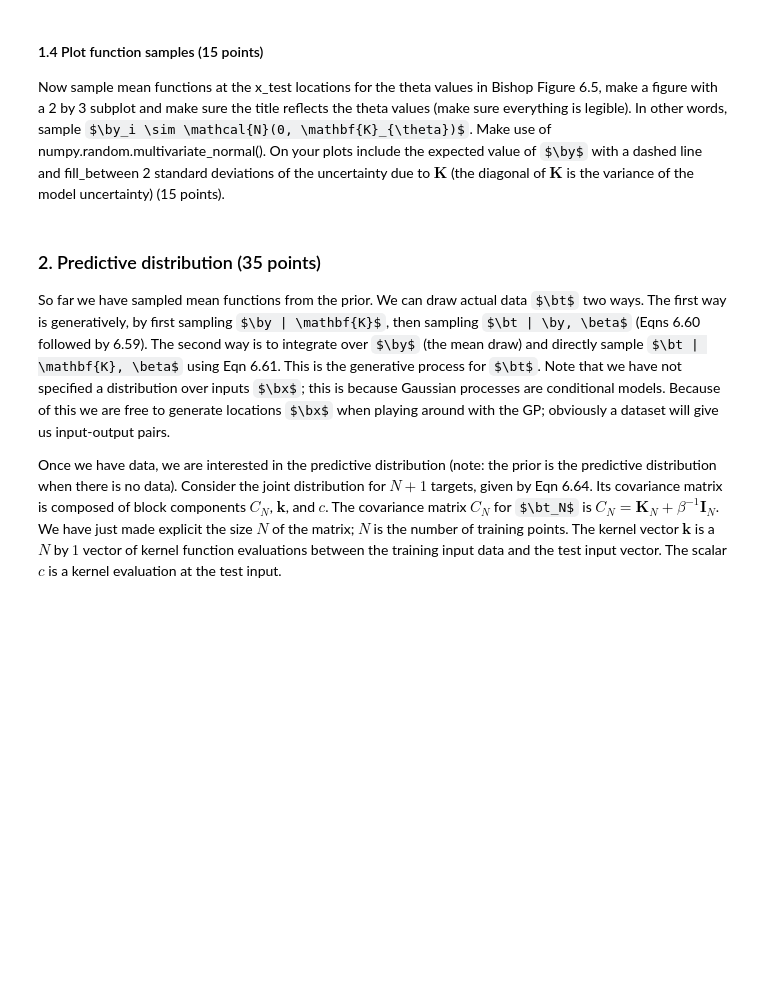
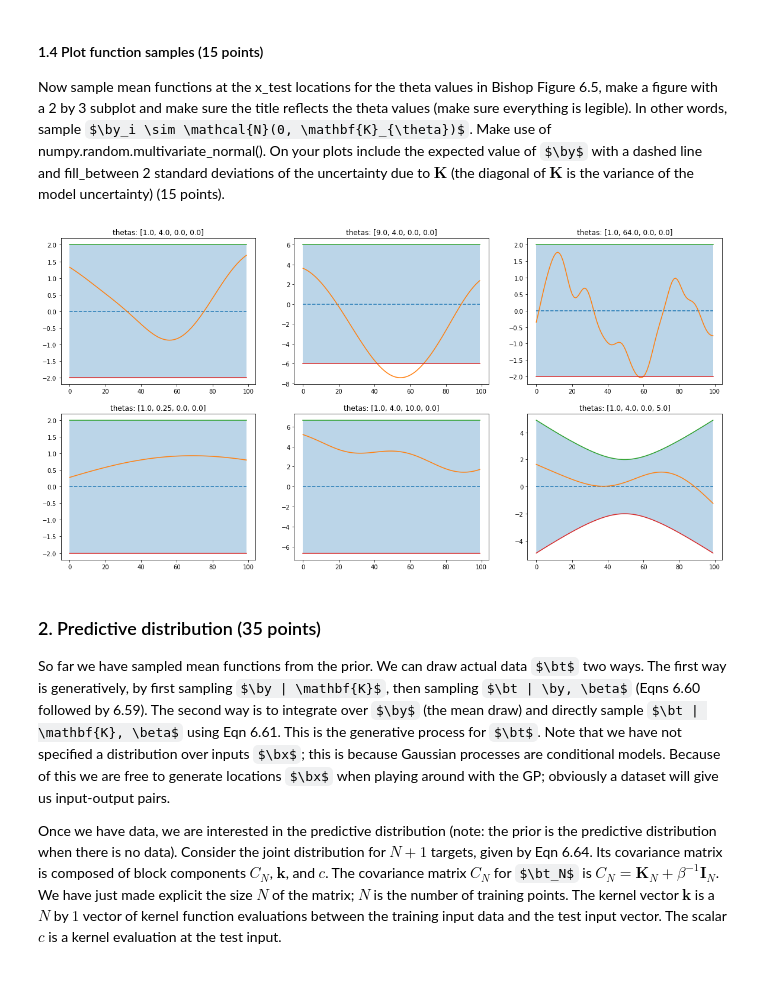
Before and after one commit to NILOIDE/ML1, a Jupyter notebook: lab3/lab3.ipynb, the cells around one changed output. Drawn from its saved outputs; the diff is of its cells as text; code cells hidden in the pictures; some formulas as TeX source; blank space fills up the shorter version.

```diff
--- a/lab3/lab3.ipynb
+++ b/lab3/lab3.ipynb
@@ -181,24 +187,36 @@ Now sample mean functions at the x_test locations for the theta values in Bishop
 # %%
 # YOUR CODE HERE
 N = len(x_test)
+x_grid = list(range(N))
+S = 1 # number of random y created for each subplot
 mean = np.zeros(N)
 THETAS = [[1.0, 4.0, 0.0, 0.0], [9.0, 4.0, 0.0, 0.0],
           [1.0, 64.0, 0.0, 0.0], [1.0, 0.25, 0.0, 0.0],
           [1.0, 4.0, 10.0, 0.0], [1.0, 4.0, 0.0, 5.0]]
 i = 1
 plt.figure(figsize=(20,10))
 for thetas in THETAS:
     plt.subplot(2, 3, i)
     i+=1
     K = computeK(x_test, x_test, thetas)
-    y = np.random.multivariate_normal(mean, K)
-    y_high = y + 2*np.sqrt(np.array([K[i][i] for i in range(len(y))]))
-    y_low = y - 2*np.sqrt(np.array([K[i][i] for i in range(len(y))]))
-    plt.plot(y)
-    plt.plot(y_high)
-    plt.plot(y_low)
-    plt.fill_between(list(range(len(y))),y_high,y_low, alpha=0.4)
+    y = np.random.multivariate_normal(mean, K, size=S)
+    y_high = 2*np.sqrt(np.array([K[i][i] for i in range(N)]))
+    y_low = -2*np.sqrt(np.array([K[i][i] for i in range(N)]))
+
+    # Plot mean in a dashed line, which is equal to zero
+    plt.plot(x_grid, np.zeros((N,1)), '--')
+
+    # Plot each y
+    for j in range(S):
+        plt.plot(x_grid, y[j,:])
+
+    # Plot 2 std and color in between
+    plt.plot(x_grid, y_high)
+    plt.plot(x_grid, y_low)
+    plt.fill_between(x_grid, y_high, y_low, alpha=0.3)
     plt.title("thetas: " + str(thetas))
+# %% [output]
+[figure, added]
 # %% [markdown]
 ### 2. Predictive distribution (35 points)
 So far we have sampled mean functions from the prior.  We can draw actual data $\bt$ two ways.  The first way is generatively, by first sampling $\by | \mathbf{K}$, then sampling $\bt | \by, \beta$ (Eqns 6.60 followed by 6.59).  The second way is to integrate over $\by$ (the mean draw) and directly sample $\bt | \mathbf{K}, \beta$ using Eqn 6.61.    This is the generative process for $\bt$.  Note that we have not specified a distribution over inputs $\bx$;  this is because Gaussian processes are conditional models.  Because of this we are free to generate locations $\bx$ when playing around with the GP; obviously a dataset will give us input-output pairs.
```
Also changed, not shown: parts of 6 cells of this notebook.
